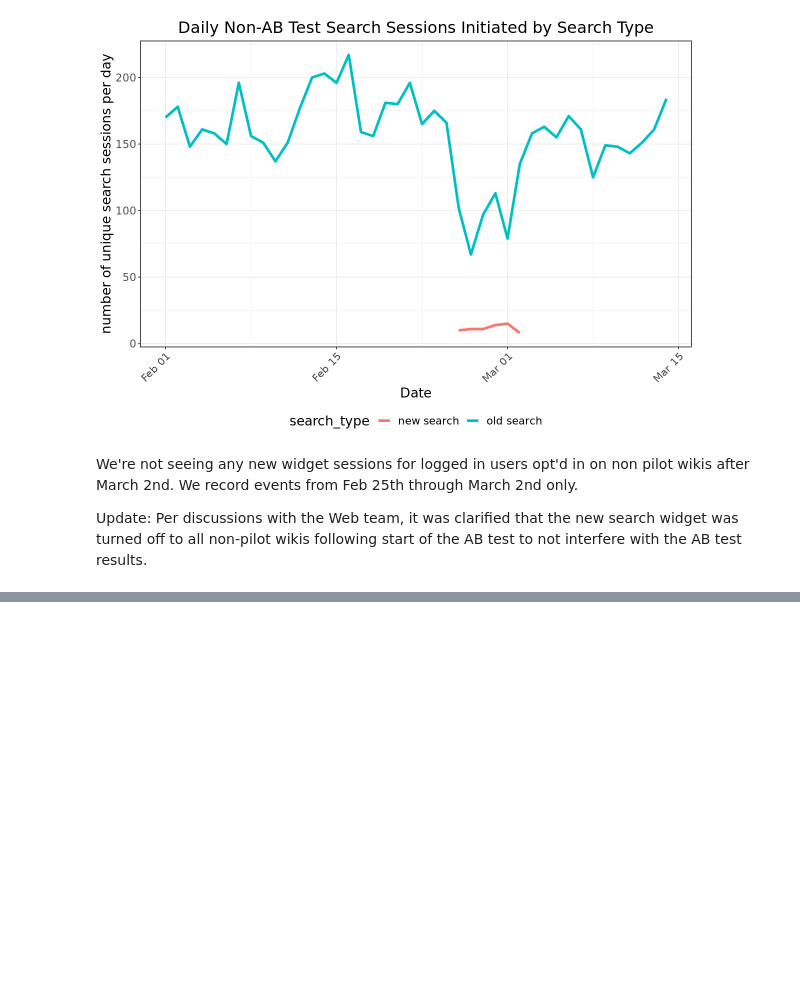
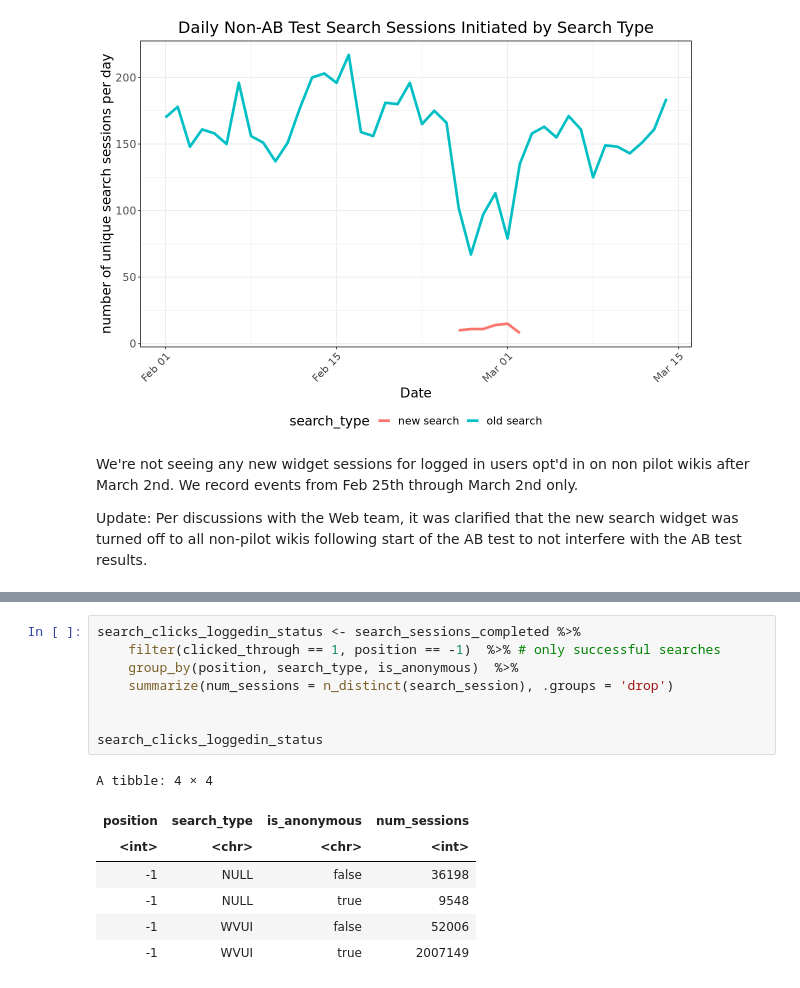
Before and after one commit to wikimedia-research/Desktop-Improvements-Search-Move-Analysis-2020, a Jupyter notebook: Post-deployment-data-QA/Post-deployment-data-QA.ipynb, the cells around one changed output, grey strips where cells are left out. Cells and saved outputs as stored; diff of their text form; blank space fills up the shorter version.

```diff
--- a/Post-deployment-data-QA/Post-deployment-data-QA.ipynb
+++ b/Post-deployment-data-QA/Post-deployment-data-QA.ipynb
@@ -1440,0 +1572,16 @@ Update: Per discussions with the Web team, it was clarified that the new search
+# %%
+search_clicks_loggedin_status <- search_sessions_completed %>%
+    filter(clicked_through == 1, position == -1)  %>% # only successful searches
+    group_by(position, search_type, is_anonymous)  %>%
+    summarize(num_sessions = n_distinct(search_session), .groups = 'drop')
+
+
+search_clicks_loggedin_status
+# %% [output]
+A tibble: 4 × 4
+| position | search_type | is_anonymous | num_sessions |
+| <int> | <chr> | <chr> | <int> |
+| -1 | NULL | false | 36198 |
+| -1 | NULL | true | 9548 |
+| -1 | WVUI | false | 52006 |
+| -1 | WVUI | true | 2007149 |
```
Also changed, not shown: parts of 15 cells of this notebook.
